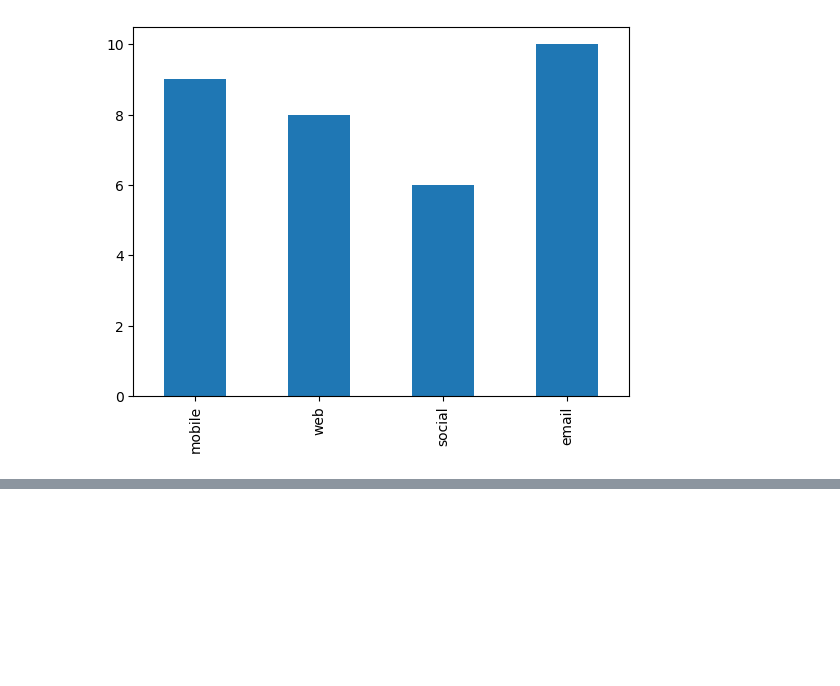
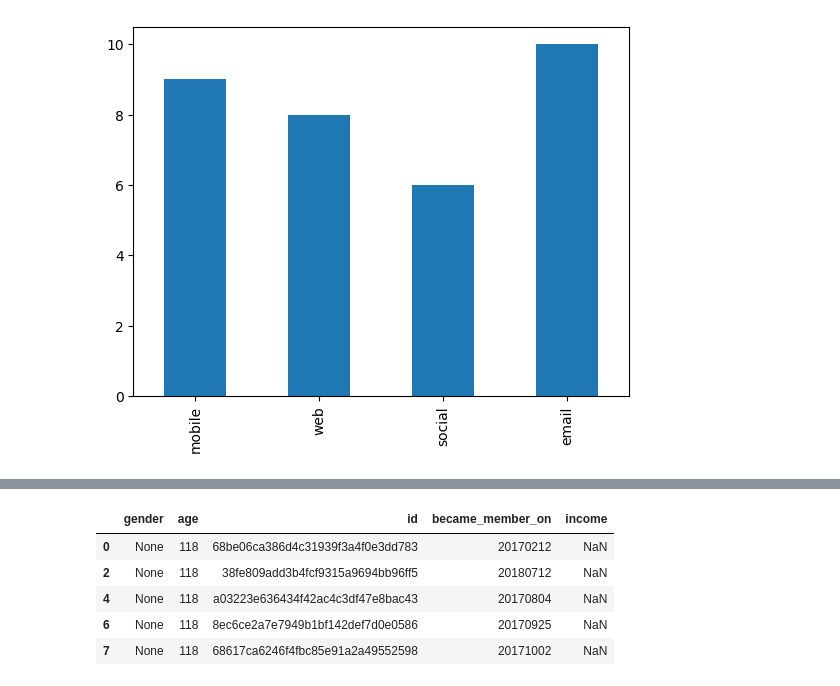
Before and after one commit to tnazikian/Udacity-Data-Scientist-Capstone, a Jupyter notebook: Starbucks_Capstone_notebook.ipynb, the cells around one changed output, grey strips where cells are left out. Saved outputs shown, nothing was run; the diff lists cells and outputs as text; code cells hidden in the pictures; blank space fills up the shorter version.

```diff
--- a/Starbucks_Capstone_notebook.ipynb
+++ b/Starbucks_Capstone_notebook.ipynb
@@ -329,0 +348,11 @@ new_channels.sum(axis=0).plot(kind='bar')
+# %%
+none_gender = profile[profile.gender.apply(lambda x: x is None)]
+# %%
+none_gender.head()
+# %% [output]
+|  | gender | age | id | became_member_on | income |
+| 0 | None | 118 | 68be06ca386d4c31939f3a4f0e3dd783 | 20170212 | NaN |
+| 2 | None | 118 | 38fe809add3b4fcf9315a9694bb96ff5 | 20180712 | NaN |
+| 4 | None | 118 | a03223e636434f42ac4c3df47e8bac43 | 20170804 | NaN |
+| 6 | None | 118 | 8ec6ce2a7e7949b1bf142def7d0e0586 | 20170925 | NaN |
+| 7 | None | 118 | 68617ca6246f4fbc85e91a2a49552598 | 20171002 | NaN |
```
Also changed, not shown: parts of 11 cells of this notebook.
